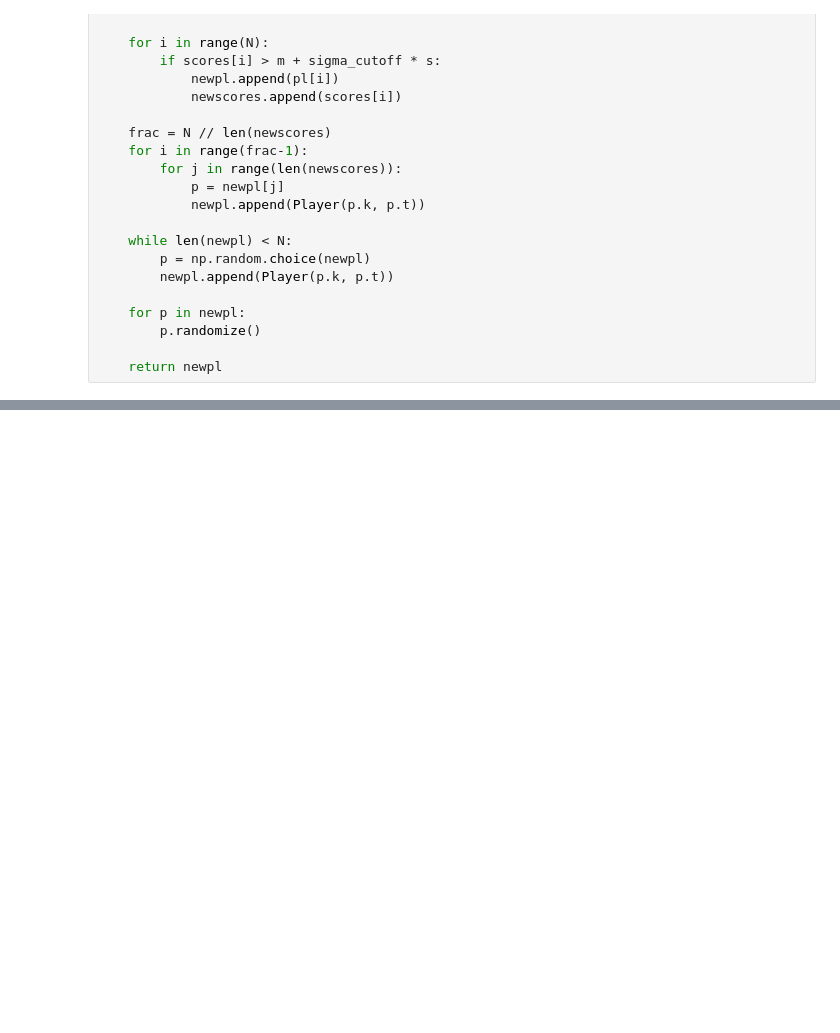
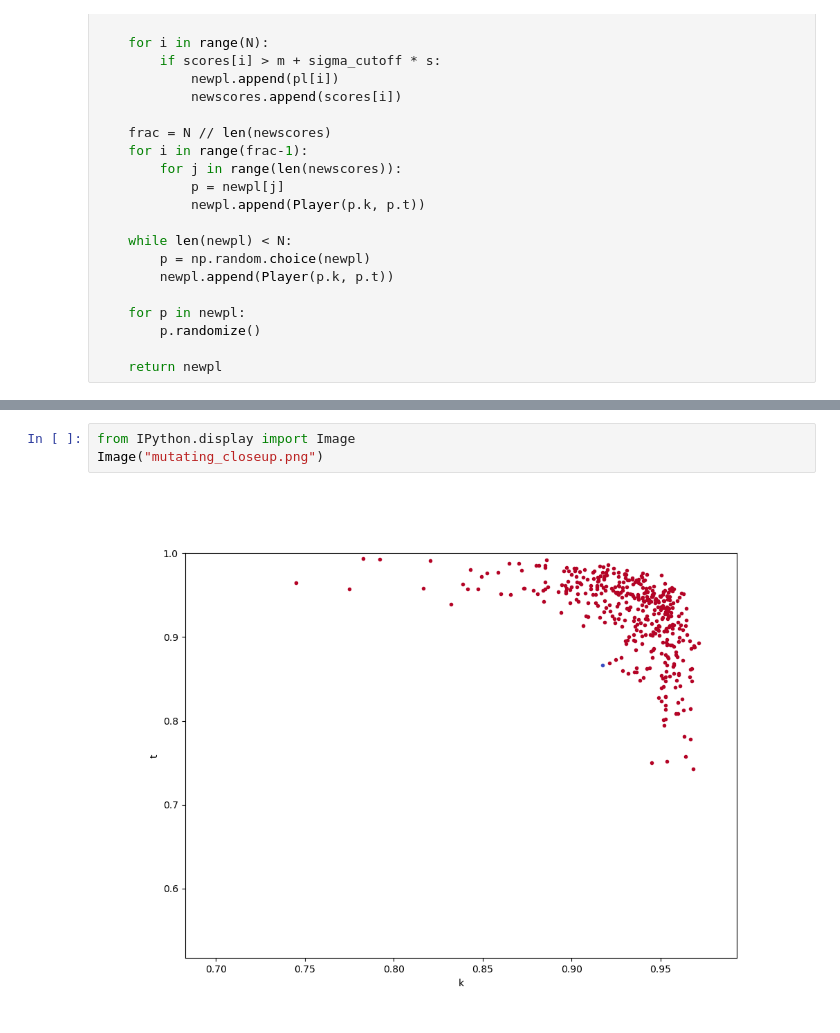
Before and after one commit to davbac/LCP_projects_Y5, a Jupyter notebook: Project.ipynb, the cells around one changed output, grey strips where cells are left out. Saved outputs shown, nothing was run; the diff lists cells and outputs as text; blank space fills up the shorter version.

```diff
--- a/Project.ipynb
+++ b/Project.ipynb
@@ -805,0 +807,5 @@ KeyboardInterrupt:
+# %%
+from IPython.display import Image
+Image("mutating_closeup.png")
+# %% [output]
+[figure, added]
```
Also changed, not shown: parts of 11 cells of this notebook, 2 other files.
